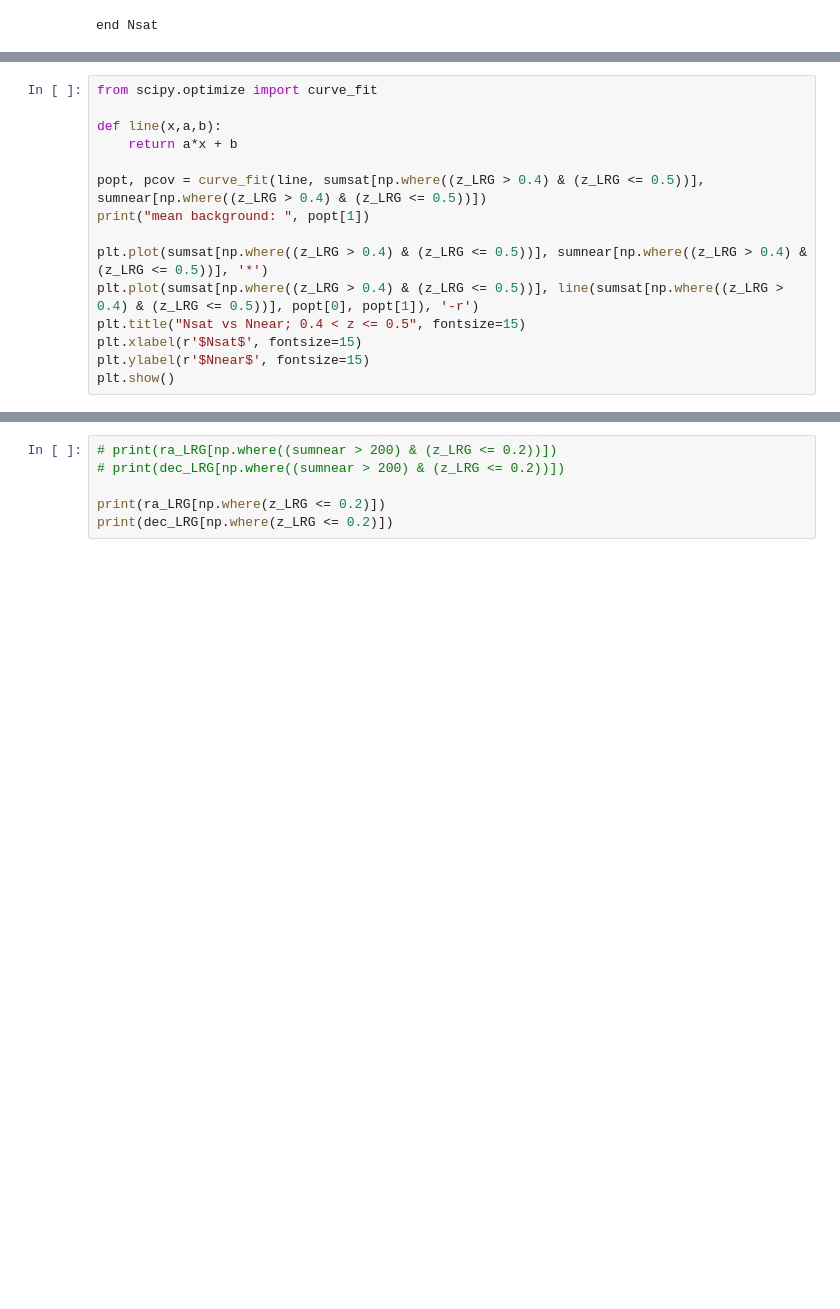
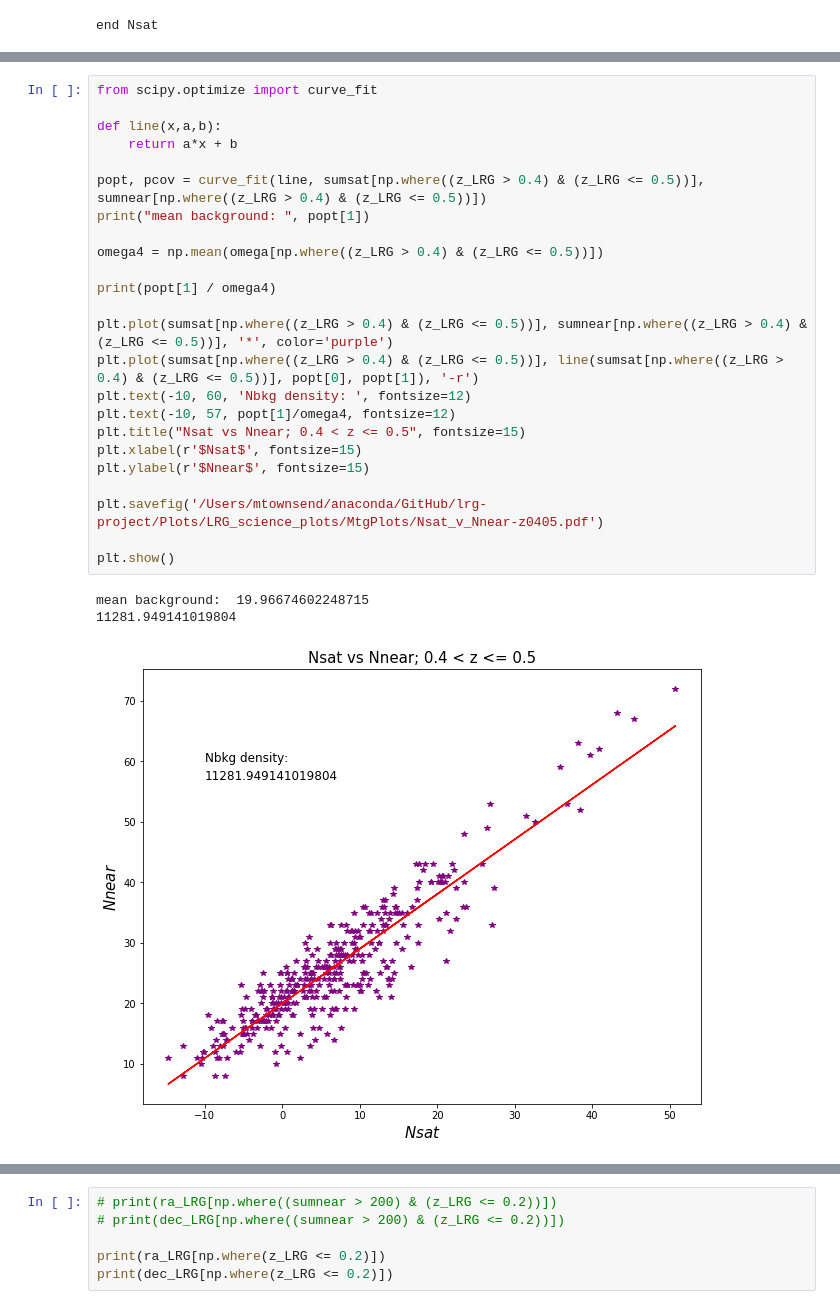
Before and after one commit to metownsend/lrg-project, a Jupyter notebook: statSub_forReal.ipynb, the cells around one changed output, grey strips where cells are left out. Drawn from its saved outputs; the diff is of its cells as text; blank space fills up the shorter version.

```diff
--- a/statSub_forReal.ipynb
+++ b/statSub_forReal.ipynb
@@ -424,18 +471,31 @@ plt.show()
 # %%
 from scipy.optimize import curve_fit
 
 def line(x,a,b):
     return a*x + b
 
 popt, pcov = curve_fit(line, sumsat[np.where((z_LRG > 0.4) & (z_LRG <= 0.5))], sumnear[np.where((z_LRG > 0.4) & (z_LRG <= 0.5))])
 print("mean background: ", popt[1])
 
-plt.plot(sumsat[np.where((z_LRG > 0.4) & (z_LRG <= 0.5))], sumnear[np.where((z_LRG > 0.4) & (z_LRG <= 0.5))], '*')
+omega4 = np.mean(omega[np.where((z_LRG > 0.4) & (z_LRG <= 0.5))])
+
+print(popt[1] / omega4)
+
+plt.plot(sumsat[np.where((z_LRG > 0.4) & (z_LRG <= 0.5))], sumnear[np.where((z_LRG > 0.4) & (z_LRG <= 0.5))], '*', color='purple')
 plt.plot(sumsat[np.where((z_LRG > 0.4) & (z_LRG <= 0.5))], line(sumsat[np.where((z_LRG > 0.4) & (z_LRG <= 0.5))], popt[0], popt[1]), '-r')
+plt.text(-10, 60, 'Nbkg density: ', fontsize=12)
+plt.text(-10, 57, popt[1]/omega4, fontsize=12)
 plt.title("Nsat vs Nnear; 0.4 < z <= 0.5", fontsize=15)
 plt.xlabel(r'$Nsat$', fontsize=15)
 plt.ylabel(r'$Nnear$', fontsize=15)
+
+plt.savefig('/Users/mtownsend/anaconda/GitHub/lrg-project/Plots/LRG_science_plots/MtgPlots/Nsat_v_Nnear-z0405.pdf')
+
 plt.show()
+# %% [output]
+mean background:  19.96674602248715
+11281.949141019804
+[figure, added]
 # %%
 from scipy.optimize import curve_fit
 
```
Also changed, not shown: parts of 11 cells of this notebook, 12 other files.
